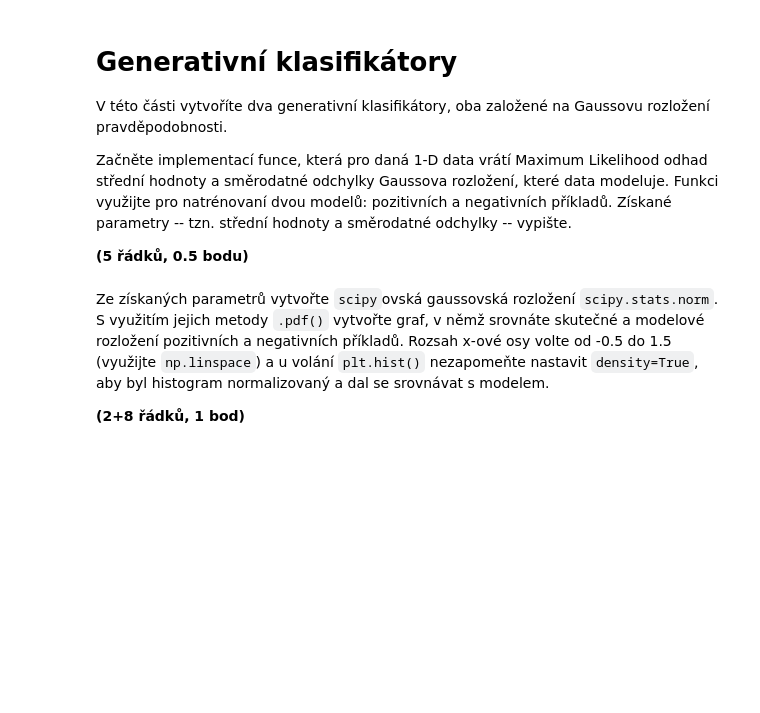
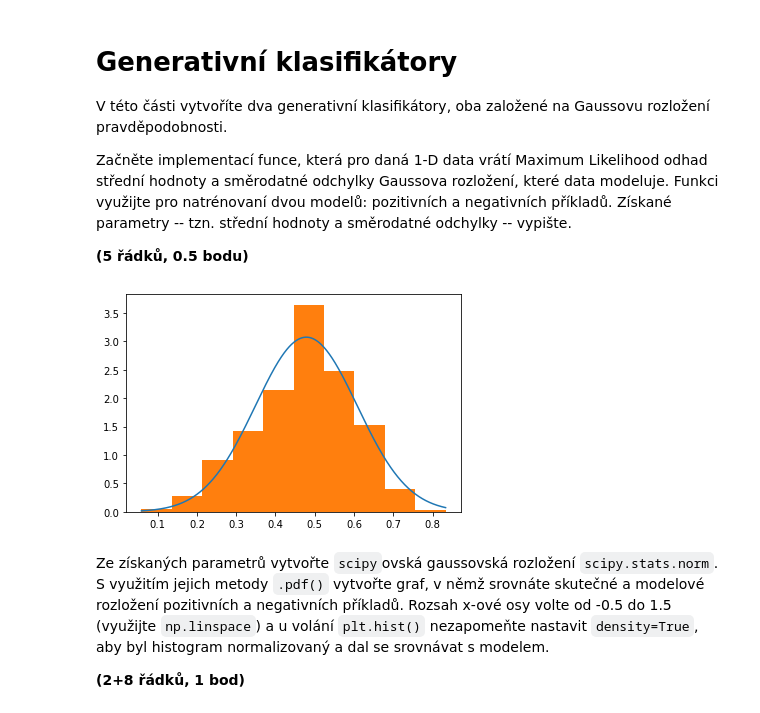
Before and after one commit to RouSkiSroup/SUI_1-uloha, a Jupyter notebook: domaci-uloha/zadani.ipynb, the cells around one changed output. Cells and saved outputs as stored; diff of their text form; code cells hidden in the pictures; blank space fills up the shorter version.

```diff
--- a/domaci-uloha/zadani.ipynb
+++ b/domaci-uloha/zadani.ipynb
@@ -131,3 +129,22 @@ pass
+# %%
+
+
+def generative_clasification_1(data):
+    mi = 1/len(data) * sum(data)
+    ro = np.sqrt(1/len(data) * sum(np.square(np.subtract(data,mi))))
+    return [mi,ro]
+
+# pro kontrolu
+def graph_check(mi,ro, data):
+    x_axis = np.arange(np.min(data), np.max(data), 0.001)
+    plt.plot(x_axis, scipy.stats.norm.pdf(x_axis,mi,ro))
+    plt.hist(data, density=True)
+    plt.show()
+
+returned = generative_clasification_1(train_dataset.pos[:, FOI])
+graph_check(returned[0], returned[1], train_dataset.pos[:, FOI])
+# %% [output]
+[figure, added]
 # %% [markdown]
 Ze získaných parametrů vytvořte `scipy`ovská gaussovská rozložení `scipy.stats.norm`.
 S využitím jejich metody `.pdf()` vytvořte graf, v němž srovnáte skutečné a modelové rozložení pozitivních a negativních příkladů.
```
Also changed, not shown: parts of 15 cells of this notebook.
